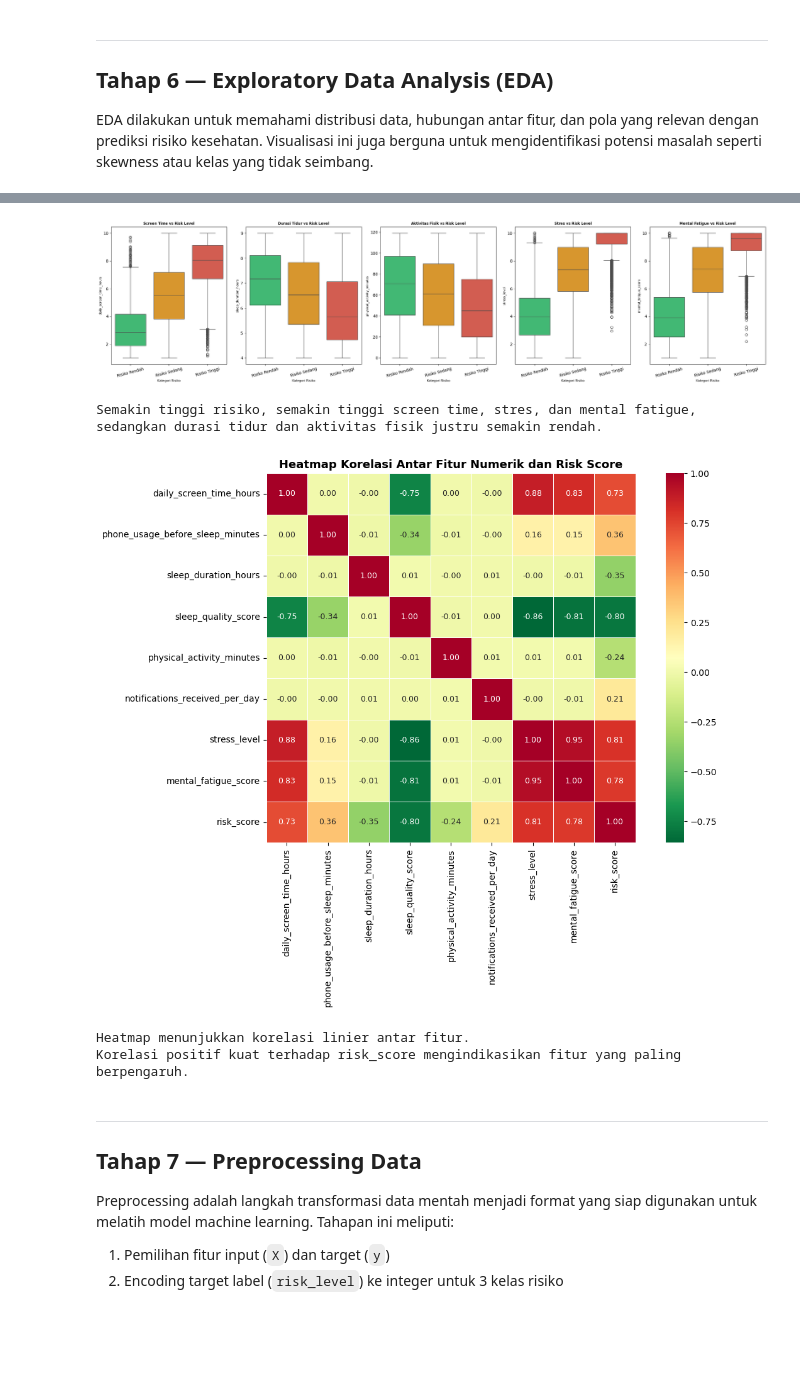
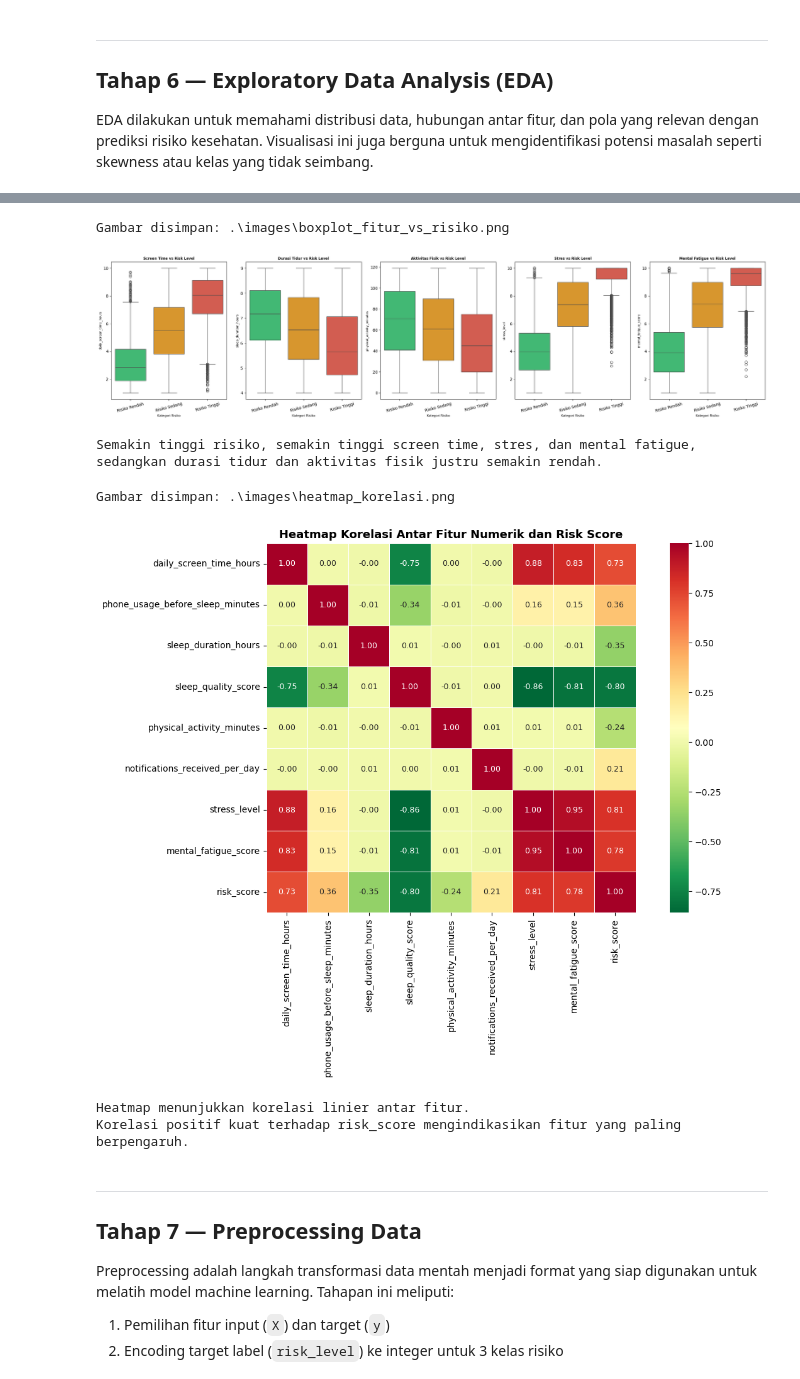
Before and after one commit to DaffaAlfiannoor/VitaCheck, a Jupyter notebook: Health_Risk_Prediction.ipynb, the cells around one changed output, grey strips where cells are left out. Cells and saved outputs as stored; diff of their text form; code cells hidden in the pictures; blank space fills up the shorter version.

```diff
--- a/Health_Risk_Prediction.ipynb
+++ b/Health_Risk_Prediction.ipynb
@@ -63,6 +63,19 @@ from scipy.stats import uniform, randint, loguniform
 print("Semua library berhasil diimport.")
 # %% [output]
 Semua library berhasil diimport.
+# %%
+# ─── Fungsi untuk menyimpan gambar ─────────────────────────────
+import os
+import matplotlib.pyplot as plt
+
+def save_plot(fig_id, tight_layout=True, fig_extension="png", resolution=300):
+    path = os.path.join(".", "images")
+    os.makedirs(path, exist_ok=True)
+    full_path = os.path.join(path, f"{fig_id}.{fig_extension}")
+    if tight_layout:
+        plt.tight_layout()
+    plt.savefig(full_path, format=fig_extension, dpi=resolution)
+    print(f"Gambar disimpan: {full_path}")
 # %% [markdown]
 ---
 ## Tahap 2 — Load Dataset
@@ -505,41 +523,45 @@ for ax, (col, title) in zip(axes, key_features):
         ax.tick_params(axis='x', rotation=15)
 
 plt.tight_layout()
+save_plot("boxplot_fitur_vs_risiko")
 plt.show()
 print("Semakin tinggi risiko, semakin tinggi screen time, stres, dan mental fatigue,")
 print("sedangkan durasi tidur dan aktivitas fisik justru semakin rendah.")
 # %% [output]
+Gambar disimpan: .\images\boxplot_fitur_vs_risiko.png
 [figure]
-Semakin tinggi risiko, semakin tinggi screen time, stres, dan mental fatigue,
-sedangkan durasi tidur dan aktivitas fisik justru semakin rendah.
+Semakin tinggi risiko, semakin tinggi screen time, stres, dan mental fatigue,
+sedangkan durasi tidur dan aktivitas fisik justru semakin rendah.
 # %%
 # ─── EDA: Heatmap Korelasi ────────────────────────────────────────────────────
 num_cols = [c for c in available_core if df_clean[c].dtype != 'object'] + ['risk_score']
 
 plt.figure(figsize=(12, 9))
 corr_matrix = df_clean[num_cols].corr()
 
 # Heatmap full kotak: mask dihapus agar seluruh matriks korelasi tampil
 sns.heatmap(
     corr_matrix,
     annot=True,
     fmt='.2f',
     cmap='RdYlGn_r',
     linewidths=0.5,
     square=True,
     annot_kws={'size': 9}
 )
 
 plt.title('Heatmap Korelasi Antar Fitur Numerik dan Risk Score', fontsize=13, fontweight='bold')
 plt.tight_layout()
+save_plot("heatmap_korelasi")
 plt.show()
 
 print("Heatmap menunjukkan korelasi linier antar fitur.")
 print("Korelasi positif kuat terhadap risk_score mengindikasikan fitur yang paling berpengaruh.")
 # %% [output]
+Gambar disimpan: .\images\heatmap_korelasi.png
-[figure, old version]
+[figure, new version]
-Heatmap menunjukkan korelasi linier antar fitur.
-Korelasi positif kuat terhadap risk_score mengindikasikan fitur yang paling berpengaruh.
+Heatmap menunjukkan korelasi linier antar fitur.
+Korelasi positif kuat terhadap risk_score mengindikasikan fitur yang paling berpengaruh.
 # %% [markdown]
 ---
 ## Tahap 7 — Preprocessing Data
```
Also changed, not shown: parts of 9 cells of this notebook.
